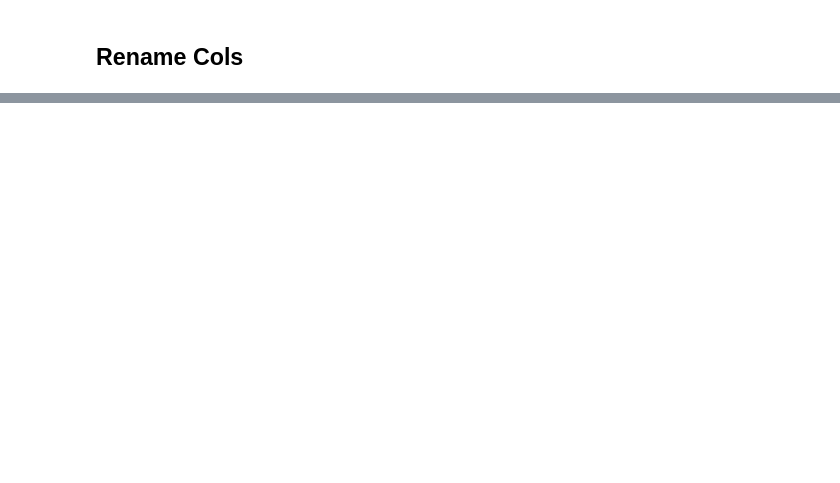
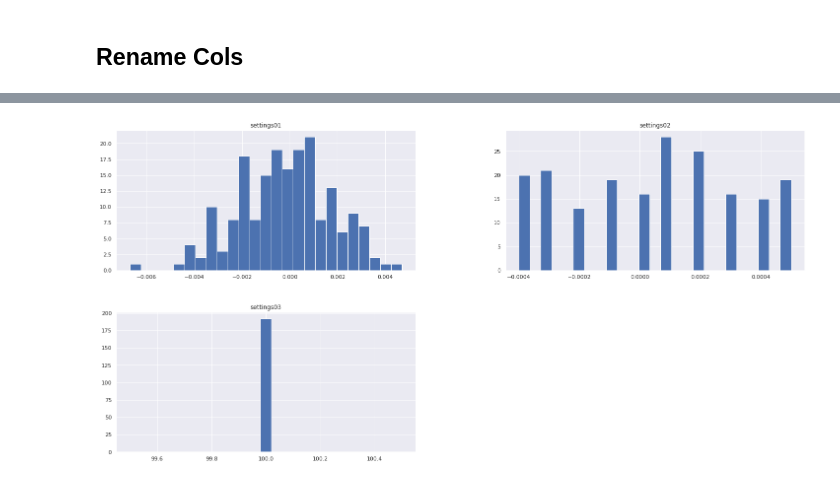
Before and after one commit to franciscofijamo/rocket_science-Inc_predict-_maintence, a Jupyter notebook: Rocket_Science_Inc_predict__maintence.ipynb, the cells around one changed output, grey strips where cells are left out. Drawn from its saved outputs; the diff is of its cells as text; code cells hidden in the pictures; blank space fills up the shorter version.

```diff
--- a/Rocket_Science_Inc_predict__maintence.ipynb
+++ b/Rocket_Science_Inc_predict__maintence.ipynb
@@ -95,0 +112,20 @@ cols = ['motor_id',
+# %%
+# delete Nan columns
+df2 = df1.drop(['tag22', 'tag23'], axis=1)
+
+
+
+# adjust jupyter notebook viz
+def jupyter_settings():
+    %matplotlib inline
+    %pylab inline
+    plt.style.use( 'bmh' )
+    plt.rcParams['figure.figsize'] = [25, 12]
+    plt.rcParams['font.size'] = 24
+    display( HTML( '<style>.container { width:100% !important; }</style>') )
+    pd.options.display.max_columns = None
+    pd.options.display.max_rows = None
+    pd.set_option( 'display.expand_frame_repr', False )
+    sns.set()
+
+jupyter_settings()
@@ -95,0 +143,5 @@ cols = ['motor_id',
+# %%
+df2 = df2.rename({'motor_id':'motor_id'}, axis=1)
+# %%
+df_motor_1 = df2[df2["motor_id"] == 1]
+# df_motor_1 = df2.drop(['motor_id'], axis=1)
@@ -95,0 +168,14 @@ cols = ['motor_id',
+# %%
+# create dataframe settings
+motor_1_settings = df_motor_1[['settings01', 'settings02', 'settings03']]
+
+# create dataframe taggs
+motor_1_tag = df_motor_1[['tag1','tag2','tag3','tag4','tag5','tag6','tag7','tag8','tag9','tag10','tag11','tag12','tag13','tag14','tag15','tag16','tag17','tag18','tag19','tag20','tag21']]
+# %%
+# motor_1_settings.head()
+# # sns.distplot(df4['sales']);
+# sns.distplot(motor_1_settings['settings01']);
+
+motor_1_settings.hist(bins = 25);
+# %% [output]
+[figure, added]
```
Also changed, not shown: parts of 25 cells of this notebook.
